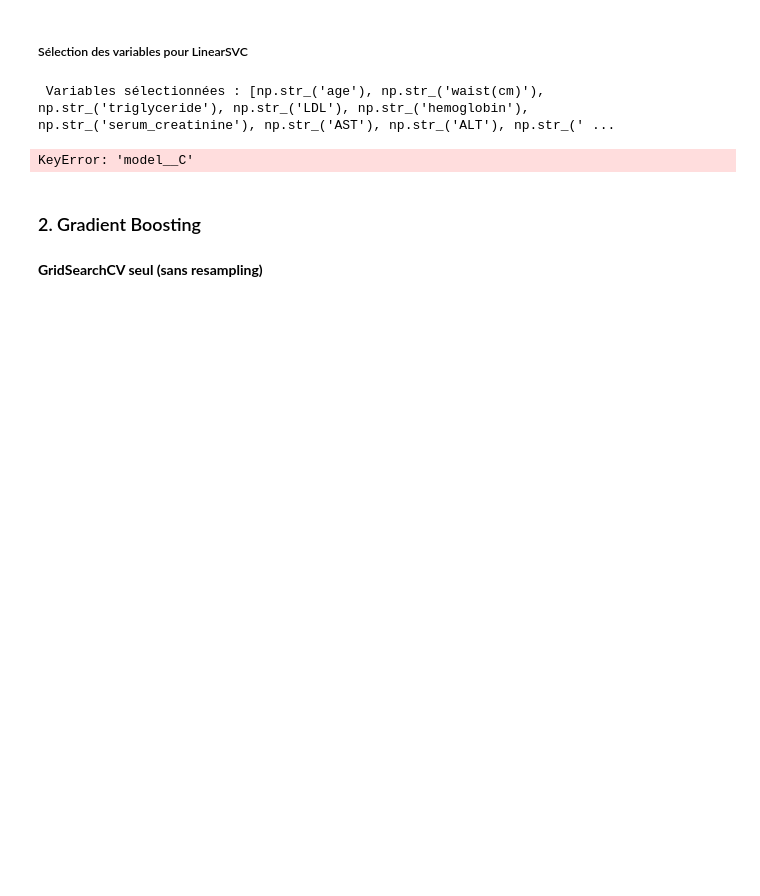
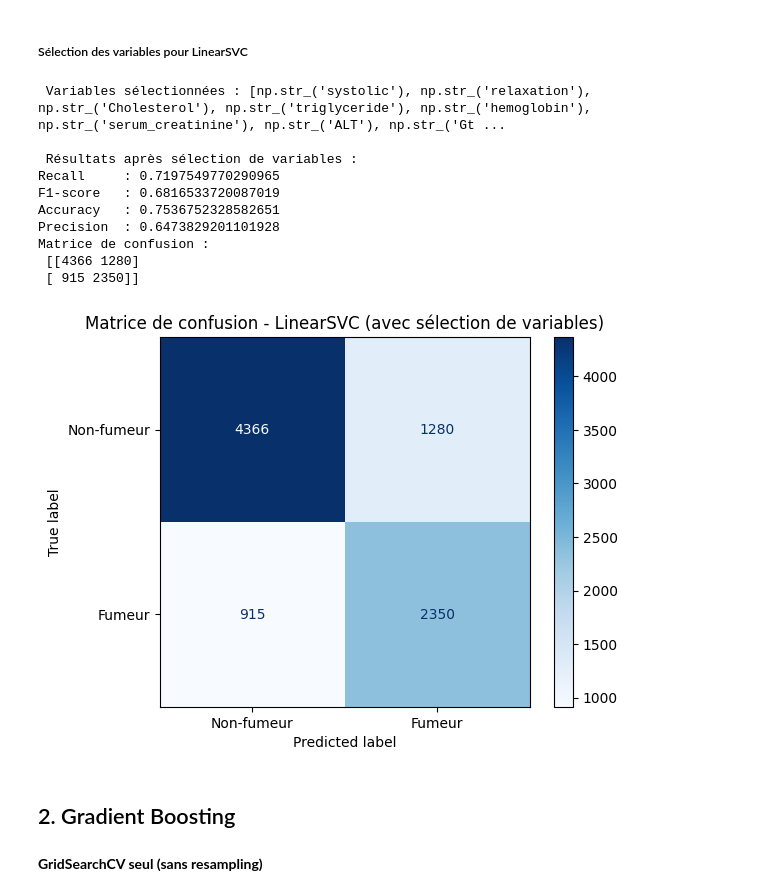
Before and after one commit to isabel6198/svm_tabac, a Jupyter notebook: notebooks/02_models.ipynb, the cells around one changed output. Drawn from its saved outputs; the diff is of its cells as text; code cells hidden in the pictures; blank space fills up the shorter version.

```diff
--- a/notebooks/02_models.ipynb
+++ b/notebooks/02_models.ipynb
@@ -556,38 +612,68 @@ X_test_processed = final_preproc.transform(X_test)
 
 # Noms des colonnes
 all_features = num_cols + ordinal_col + bool_cols
 
 # Sélection automatique de variables
 sfm = SelectFromModel(estimator=final_svc, threshold='median', prefit=True)
 mask = sfm.get_support()
 selected_features = np.array(all_features)[mask]
-print("🔍 Variables sélectionnées :", list(selected_features))
+print(" Variables sélectionnées :", list(selected_features))
 
 # Réduction des données transformées
 X_train_selected = sfm.transform(X_train_processed)
 X_test_selected = sfm.transform(X_test_processed)
 
 # Récupération dynamique du meilleur C
 best_params = grid_search.best_params_
 C_value = best_params.get('model__C', best_params.get('C', 1.0))
 
 #  Réentraînement final sur les variables sélectionnées
 final_model = LinearSVC(C=C_value, max_iter=2000, random_state=42)
 final_model.fit(X_train_selected, y_train)
 
 # Évaluation finale sur test réduit
 y_pred_selected = final_model.predict(X_test_selected)
 
 print("\n Résultats après sélection de variables :")
 print("Recall     :", recall_score(y_test, y_pred_selected))
 print("F1-score   :", f1_score(y_test, y_pred_selected))
 print("Accuracy   :", accuracy_score(y_test, y_pred_selected))
 print("Precision  :", precision_score(y_test, y_pred_selected))
+
+
+# Affichage de la matrice de confusion
+print("Matrice de confusion :\n", confusion_matrix(y_test, y_pred_selected))
+ConfusionMatrixDisplay.from_predictions(
+    y_test, y_pred_selected,
+    display_labels=["Non-fumeur", "Fumeur"],
+    cmap="Blues"
+)
+plt.title("Matrice de confusion - LinearSVC (avec sélection de variables)")
+plt.show()
+
+# Ajout dans le tableau des résultats
+results.append({
+    "Nom": "LinearSVC - Sélection de variables",
+    "Recall": recall_score(y_test, y_pred_selected),
+    "F1-score": f1_score(y_test, y_pred_selected),
+    "Accuracy": accuracy_score(y_test, y_pred_selected),
+    "Precision": precision_score(y_test, y_pred_selected),
+    "Best Params": f"C={C_value}, vars: {list(selected_features)}"
+})
 # %% [output]
- Variables sélectionnées : [np.str_('age'), np.str_('waist(cm)'), np.str_('triglyceride'), np.str_('LDL'), np.str_('hemoglobin'), np.str_('serum_creatinine'), np.str_('AST'), np.str_('ALT'), np.str_(' ...
+ Variables sélectionnées : [np.str_('systolic'), np.str_('relaxation'), np.str_('Cholesterol'), np.str_('triglyceride'), np.str_('hemoglobin'), np.str_('serum_creatinine'), np.str_('ALT'), np.str_('Gt ...
+
+ Résultats après sélection de variables :
+Recall     : 0.7197549770290965
+F1-score   : 0.6816533720087019
+Accuracy   : 0.7536752328582651
+Precision  : 0.6473829201101928
+Matrice de confusion :
+ [[4366 1280]
+ [ 915 2350]]
-KeyError: 'model__C'
+[figure, added]
 # %% [markdown]
-### 2. Gradient Boosting
+## 2. Gradient Boosting
 # %%
 
 # Repartir proprement
```
Also changed, not shown: parts of 15 cells of this notebook.
